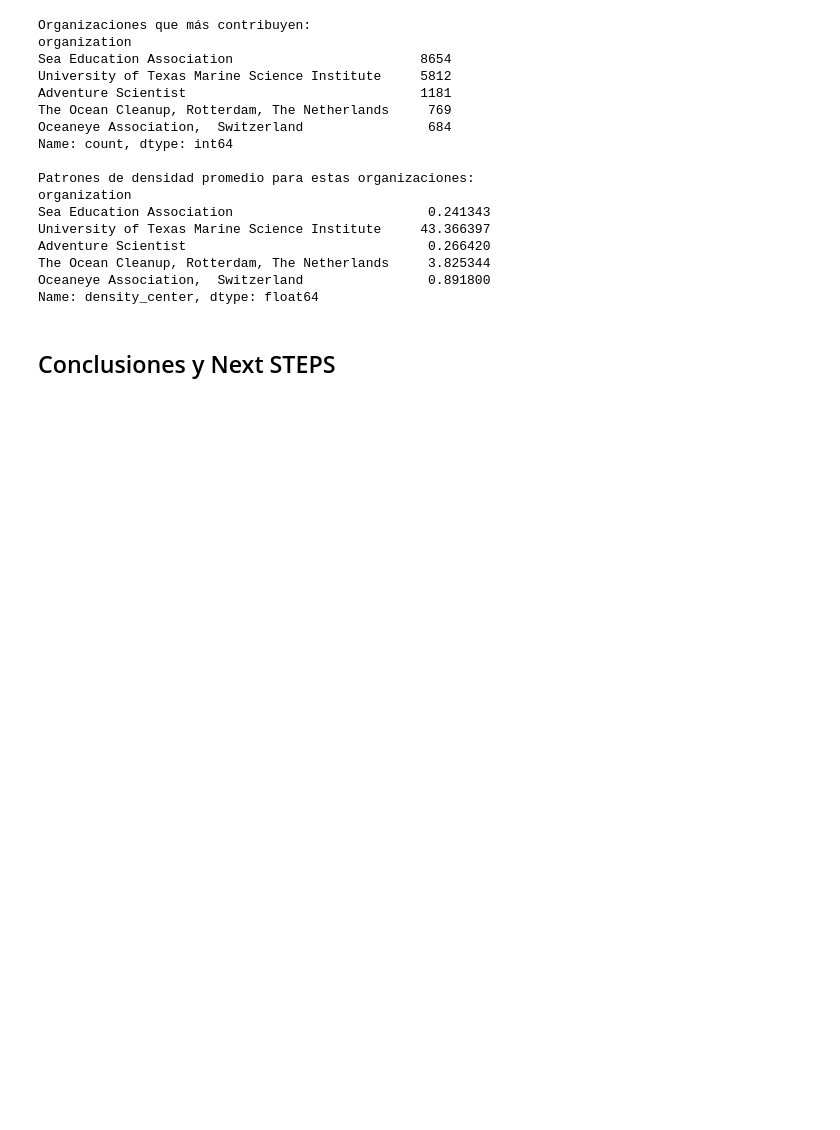
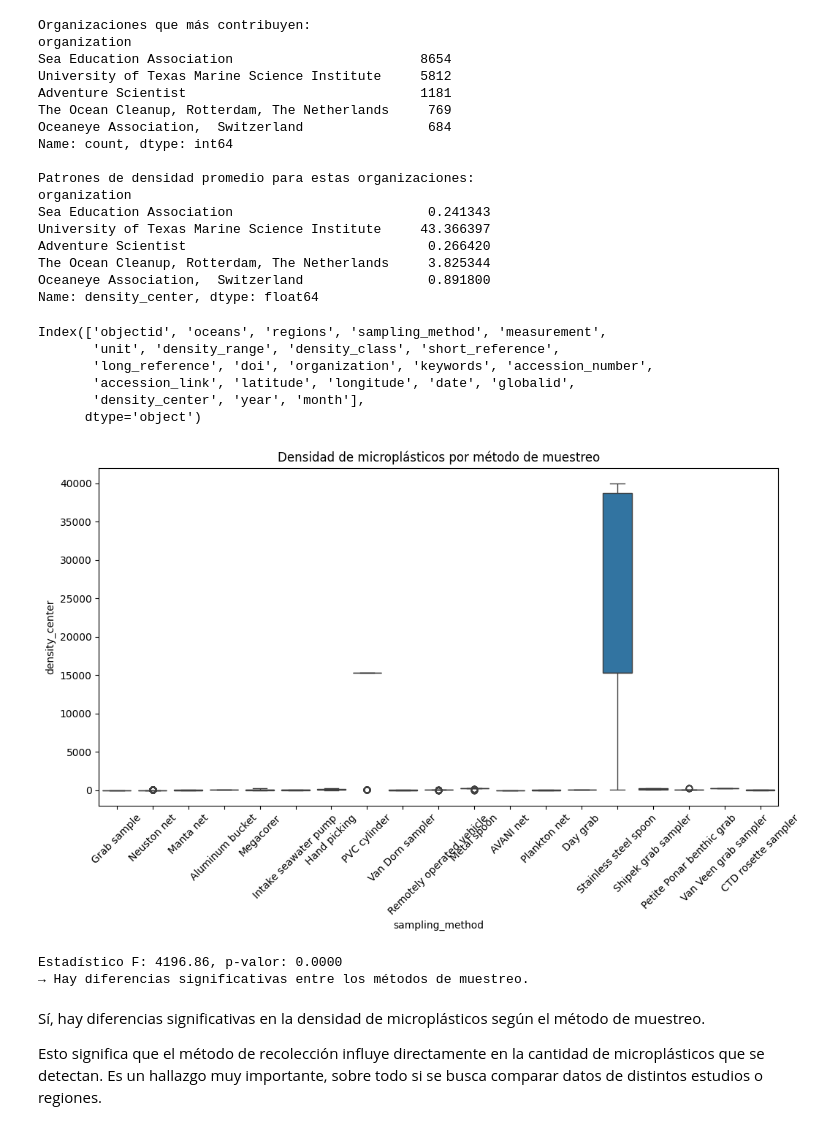
Before and after one commit to isamanero/MyPortfolio, a Jupyter notebook: Data_Analytics/Microplastics/02_EDA_Microplastics.ipynb, the cells around one changed output. Saved outputs shown, nothing was run; the diff lists cells and outputs as text; code cells hidden in the pictures; blank space fills up the shorter version.

```diff
--- a/Data_Analytics/Microplastics/02_EDA_Microplastics.ipynb
+++ b/Data_Analytics/Microplastics/02_EDA_Microplastics.ipynb
@@ -280,5 +280,3 @@ Name: density_center, dtype: float64
 #T5¿Qué regiones presentan mayor riesgo ecológico según las clases de densidad más altas?
 
 # CREACIÓN DE MAPA INTERACIVO CON EL DATA
-# %% [markdown]
-## Conclusiones y Next STEPS
@@ -290,0 +283,42 @@ Name: density_center, dtype: float64
+# %%
+df_clean.columns
+# %% [output]
+Index(['objectid', 'oceans', 'regions', 'sampling_method', 'measurement',
+       'unit', 'density_range', 'density_class', 'short_reference',
+       'long_reference', 'doi', 'organization', 'keywords', 'accession_number',
+       'accession_link', 'latitude', 'longitude', 'date', 'globalid',
+       'density_center', 'year', 'month'],
+      dtype='object')
+# %%
+import pandas as pd
+import seaborn as sns
+import matplotlib.pyplot as plt
+from scipy.stats import f_oneway
+
+# Filtrar datos válidos
+d_studio = df_clean.dropna(subset=['sampling_method', 'density_center'])
+
+# Boxplot para visualizar diferencias
+plt.figure(figsize=(12,6))
+sns.boxplot(x='sampling_method', y='density_center', data=df_clean)
+plt.xticks(rotation=45)
+plt.title('Densidad de microplásticos por método de muestreo')
+plt.show()
+
+# Prueba ANOVA para ver si hay diferencias significativas
+grupos = [group['density_center'].values for name, group in df_clean.groupby('sampling_method')]
+f_stat, p_val = f_oneway(*grupos)
+
+print(f"Estadístico F: {f_stat:.2f}, p-valor: {p_val:.4f}")
+if p_val < 0.05:
+    print("→ Hay diferencias significativas entre los métodos de muestreo.")
+else:
+    print("→ No se encontraron diferencias significativas.")
+# %% [output]
+[figure, added]
+Estadístico F: 4196.86, p-valor: 0.0000
+→ Hay diferencias significativas entre los métodos de muestreo.
+# %% [markdown]
+Sí, hay diferencias significativas en la densidad de microplásticos según el método de muestreo.
+
+Esto significa que el método de recolección influye directamente en la cantidad de microplásticos que se detectan. Es un hallazgo muy importante, sobre todo si se busca comparar datos de distintos estudios o regiones.
```
Also changed, not shown: parts of 1 cell of this notebook, 2 other files.
